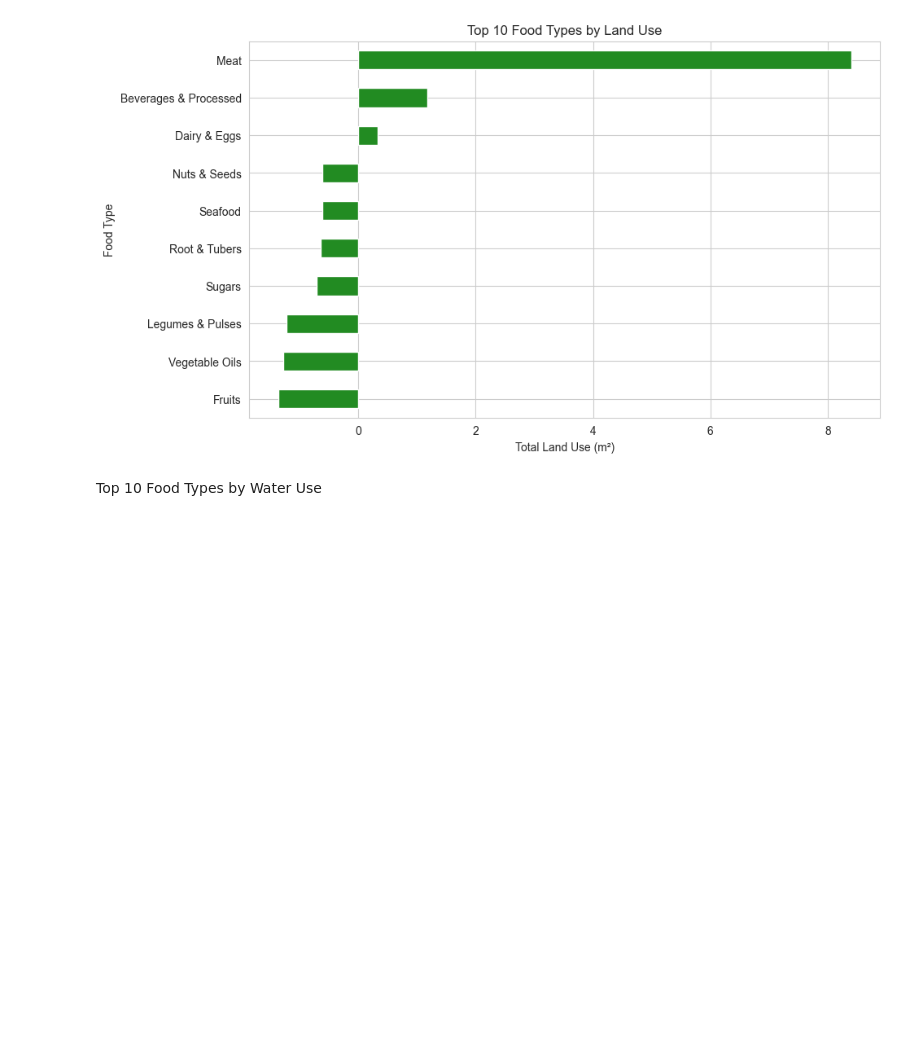
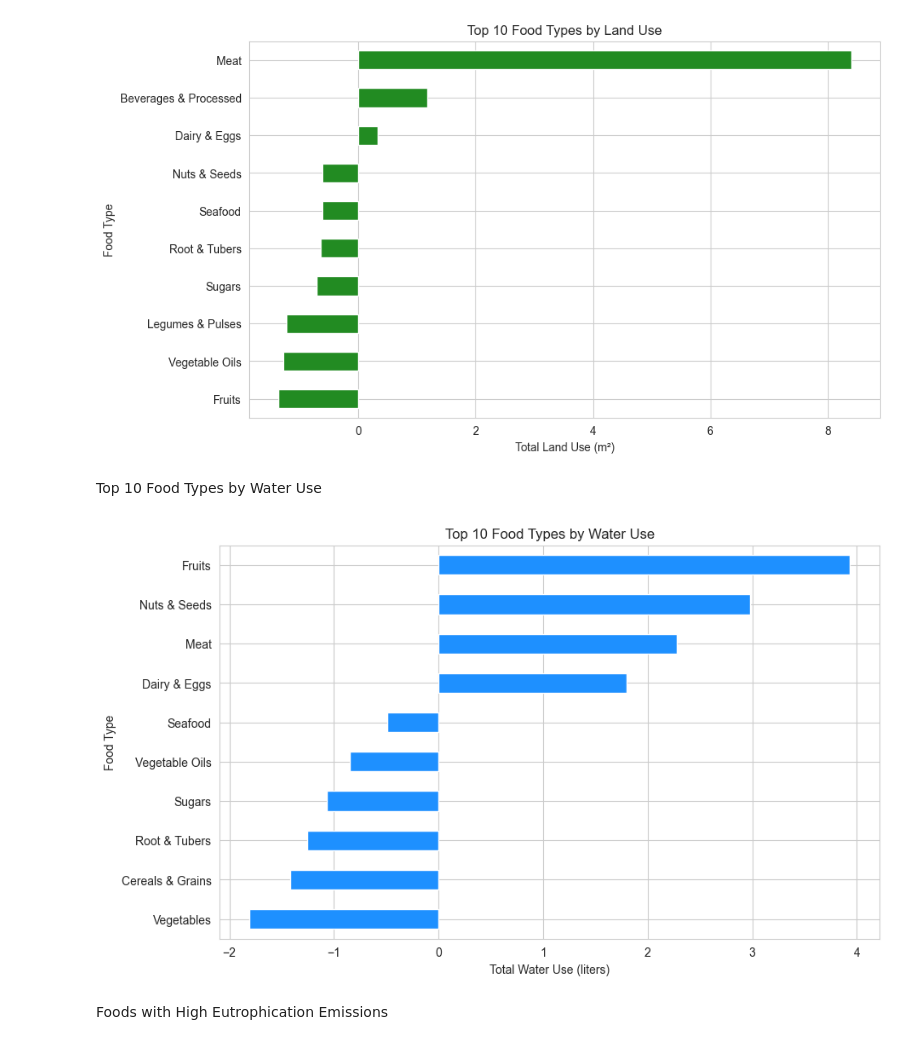
Before and after one commit to Victor-Osei/Environmental-Impact-of-Food-Production-Analysis, a Jupyter notebook: fpa.ipynb, the cells around one changed output. Drawn from its saved outputs; the diff is of its cells as text; code cells hidden in the pictures; blank space fills up the shorter version.

```diff
--- a/fpa.ipynb
+++ b/fpa.ipynb
@@ -1526,3 +1526,18 @@ plt.show()
 [figure]
 # %% [markdown]
 Top 10 Food Types by Water Use
+# %%
+# Aggregating water use by food type
+top_10_food_type_water_use = fp.groupby('Food Type')['Total Water Use'].sum().nlargest(10)
+
+# Visualization: Top 10 Food Types by Water Use
+plt.figure(figsize=(10, 6))
+top_10_food_type_water_use.sort_values().plot(kind='barh', color='dodgerblue')
+plt.xlabel("Total Water Use (liters)")
+plt.ylabel("Food Type")
+plt.title("Top 10 Food Types by Water Use")
+plt.show()
+# %% [output]
+[figure, added]
+# %% [markdown]
+Foods with High Eutrophication Emissions
```
